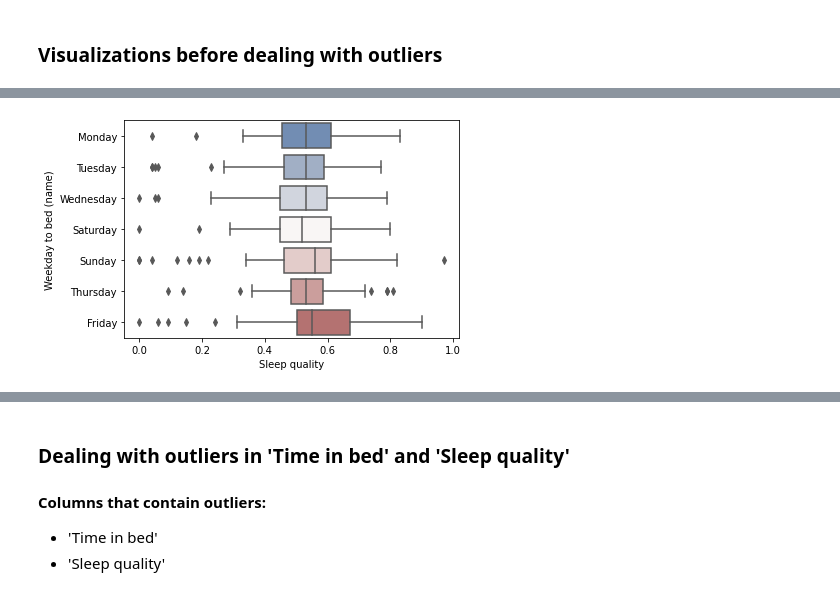
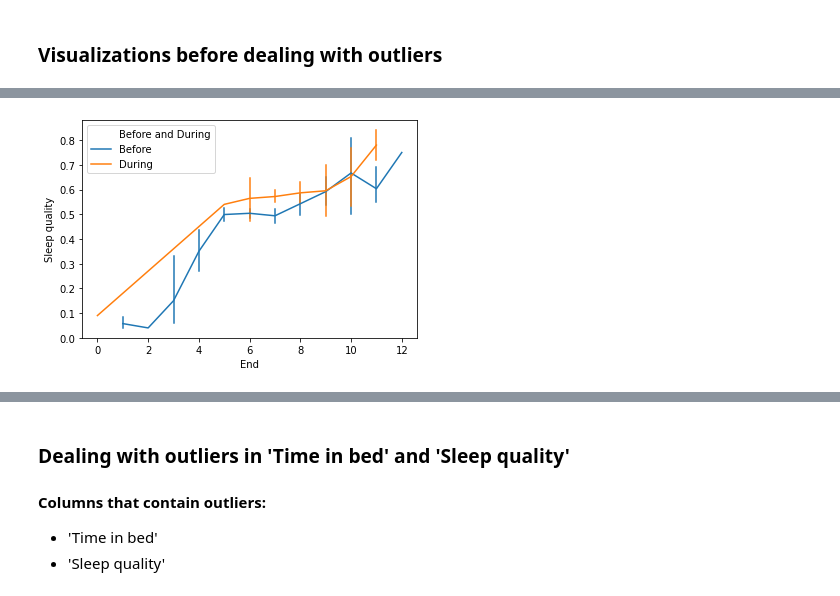
Before and after one commit to AVData/Data_Visualizations, a Jupyter notebook: Sleep_Data_notebook.ipynb, the cells around one changed output, grey strips where cells are left out. Drawn from its saved outputs; the diff is of its cells as text; code cells hidden in the pictures.

```diff
--- a/Sleep_Data_notebook.ipynb
+++ b/Sleep_Data_notebook.ipynb
@@ -355,15 +353,15 @@ df.head(3)
 | 1 | 2018-08-22 00:08:58 | 2018-08-22 06:48:15 | 0.77 | 06:39:00 | 0 | 1 | ... |
 | 2 | 2018-08-23 00:26:59 | 2018-08-23 05:14:15 | 0.57 | 04:47:00 | 0 | 2 | ... |
 # %%
-# we need categorical variable to do a Chi**2 test
+# # we need categorical variable to do a Chi**2 test
 
 
-cut_points = [0, .80, 1]
+# cut_points = [0, .80, 1]
 
-label_names = ['< 80%',
-               '≥ 80%']
+# label_names = ['< 80%',
+#                '≥ 80%']
 
-df['Sleep Quality Categories'] = pd.cut(df['Sleep quality'], cut_points, labels=label_names)
+# df['Sleep Quality Categories'] = pd.cut(df['Sleep quality'], cut_points, labels=label_names)
 # %%
 # New Dataframe excluding the 'Wake up' and 'Sleep Notes' column
 
@@ -493,2 +472,6 @@ P-value from chi^2 statistic: 0.00042567215220116214
 # %% [markdown]
 ### Visualizations before dealing with outliers
+# %%
+df['Before and During'] = df[['Start']].isin(df[:401])
+df['Before and During'] = df['Before and During'].replace(True, 'Before').replace(False, 'During')
+df
@@ -495,9 +492,15 @@ P-value from chi^2 statistic: 0.00042567215220116214
 # %%
 # Subplots
 
+fig, ax_4 = plt.subplots()
+ax_4 = sns.distplot(df['Time in bed'][:401], hist=False, color='r', label='Before')
+ax_4 = sns.distplot(df['Time in bed'][401:], hist=False, label='During')
+ax_4 = sns.distplot(df['Time in bed'], hist=False, color='black', label='Overall')
+ax_4.legend()
+
+
+# Distributions plots:
 fig, ax = plt.subplots()
-# Plots
-# Distributions plots:
 # ax = sns.distplot(df['Sleep quality'], bins=int(len(df['Sleep quality'].value_counts())), hist=False)
 # ax = sns.distplot(df['Time in bed'], bins=int(len(df['Time in bed'].value_counts())), hist=False)
 # ax = sns.distplot(df['Sleep quality'], bins=int(len(df['Sleep quality'].value_counts()))-25)
@@ -506,19 +509,57 @@ ax = sns.distplot(df['Sleep quality'][401:], hist=False, label='During')
 ax = sns.distplot(df['Sleep quality'], hist=False, color='black', label='Overall')
 ax.legend()
 
+
+# Line plots
 fig_1, ax_1 = plt.subplots()
-# Line plots
 # ax = sns.lineplot(df['Weekday to Bed (int)'], df['Sleep quality'])
-# ax_1 = sns.lineplot(df['Sleep quality'], df['Time in bed'], label='Sleep Quality')
-# ax_1 = sns.lineplot(df['End'].dt.hour/12, df['Time in bed'], label='Wake-up Hour (Normalized)')
-ax_1 = sns.lineplot(y= df['Sleep quality'][:401], x=df['End'].dt.hour, label='Before')
-ax_1 = sns.lineplot(y=df['Sleep quality'][401:], x=df['End'].dt.hour, label='During')
-ax_1.legend()
+# ax_1 = sns.lineplot(y= df['Sleep quality'][:401], x=df['End'].dt.hour, label='Before')
+# ax_1 = sns.lineplot(y=df['Sleep quality'][401:], x=df['End'].dt.hour, label='During')
+# ax = sns.lineplot(x=df['End'].dt.hour/12, y=df['Time in bed'], hue='Sleep Quality Categories', data=df)
+# ax_1 = sns.lineplot(x='Time in bed', y='Sleep quality', data=df)
+ax_1 = sns.lineplot(y=df['Sleep quality'], x=df['End'].dt.hour, hue=df['Before and During'], err_style='bars')
+
+# Box plots
+fig_2, ax_2 = plt.subplots()
+# ax_2 = sns.boxplot(x='Time in bed', y='Weekday to bed (name)', data=df, palette="vlag")
+# ax_2 = sns.boxplot(x='Weekday to Bed (int)', y='Time in bed', hue='Weekday to bed (name)', data=df, palette="vlag")
+# ax_2 = sns.boxplot(x=df['Weekday to Bed (int)'], y=df['End'].dt.hour/12, palette="vlag")
+ax_2 = sns.barplot(
+                   x='Weekday to bed (name)',
+                   y=df['Time in bed'],
+                   data=df,
+                   hue='Before and During',
+                   order=[
+                       'Sunday',
+                       'Monday',
+                       'Tuesday',
+                       'Wednesday',
+                       'Thursday',
+                       'Friday',
+                       'Saturday'
+                           ],
+                   color='salmon'
+                    )
+ax_2.legend()
 
 
-fig_2, ax_2 = plt.subplots()
-# Box plots
-# ax_2 = sns.boxplot(x='Time in bed', y='Weekday to bed (name)', data=df)
-ax_2 = sns.boxplot(x='Sleep quality', y='Weekday to bed (name)', data=df, palette='vlag')
-# ax_2 = sns.boxplot(x=df['End'].dt.hour/12, y=df['Weekday to bed (name)'])
+# Barplots
+fig_3, ax_3 = plt.subplots()
+ax_3 = sns.barplot(
+                   x='Weekday to bed (name)',
+                   y=df['Sleep quality'],
+                   data=df,
+                   hue='Before and During',
+                   order=[
+                       'Sunday',
+                       'Monday',
+                       'Tuesday',
+                       'Wednesday',
+                       'Thursday',
+                       'Friday',
+                       'Saturday'
+                           ],
+                   color='salmon',
+                    )
+ax_3.legend()
 # %% [output]
@@ -527 +569 @@ ax_2 = sns.boxplot(x='Sleep quality', y='Weekday to bed (name)', data=df, palett
-[figure, old version]
+[figure, new version]
```
Also changed, not shown: parts of 11 cells of this notebook, 1 other file.
